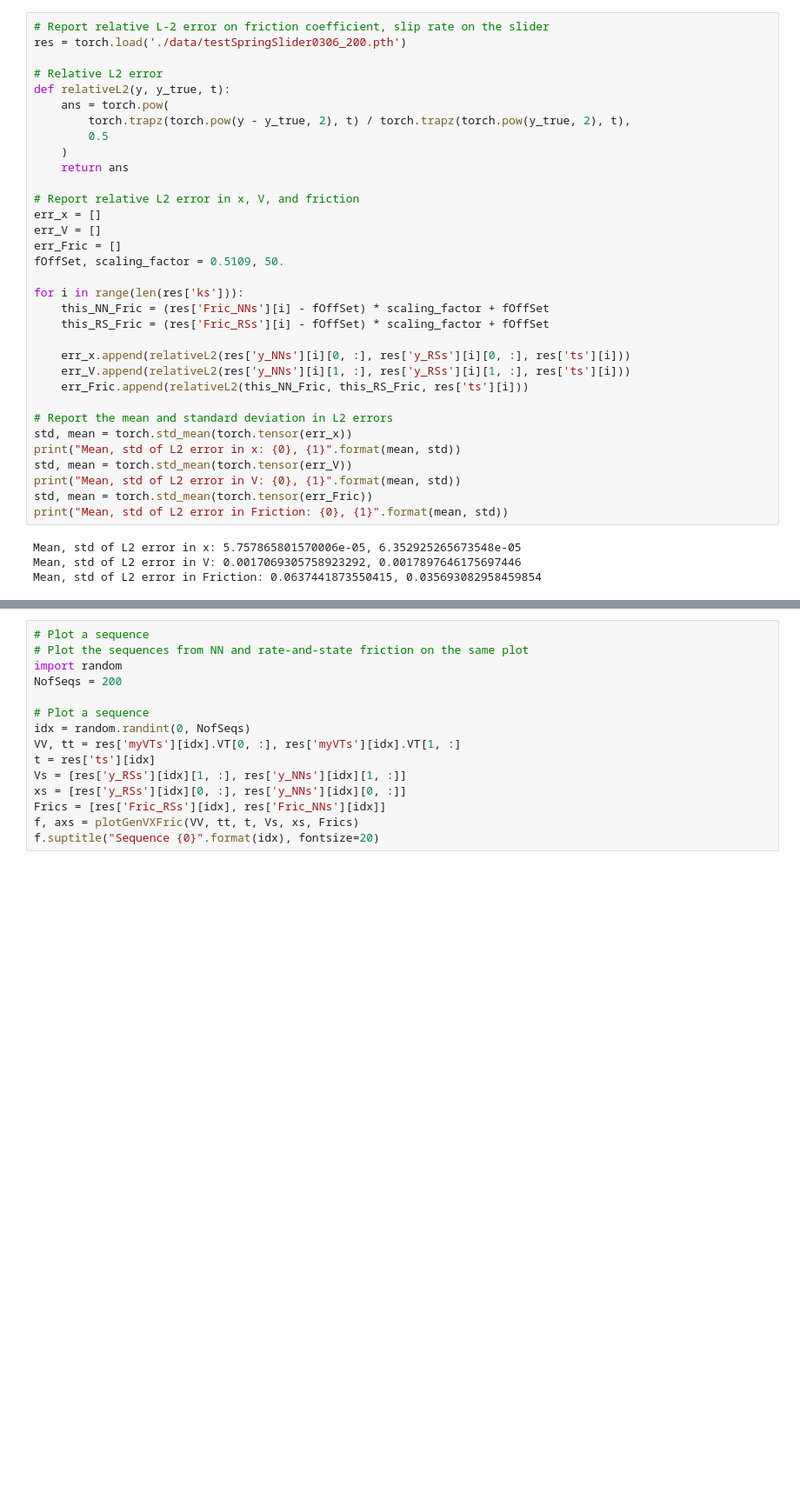
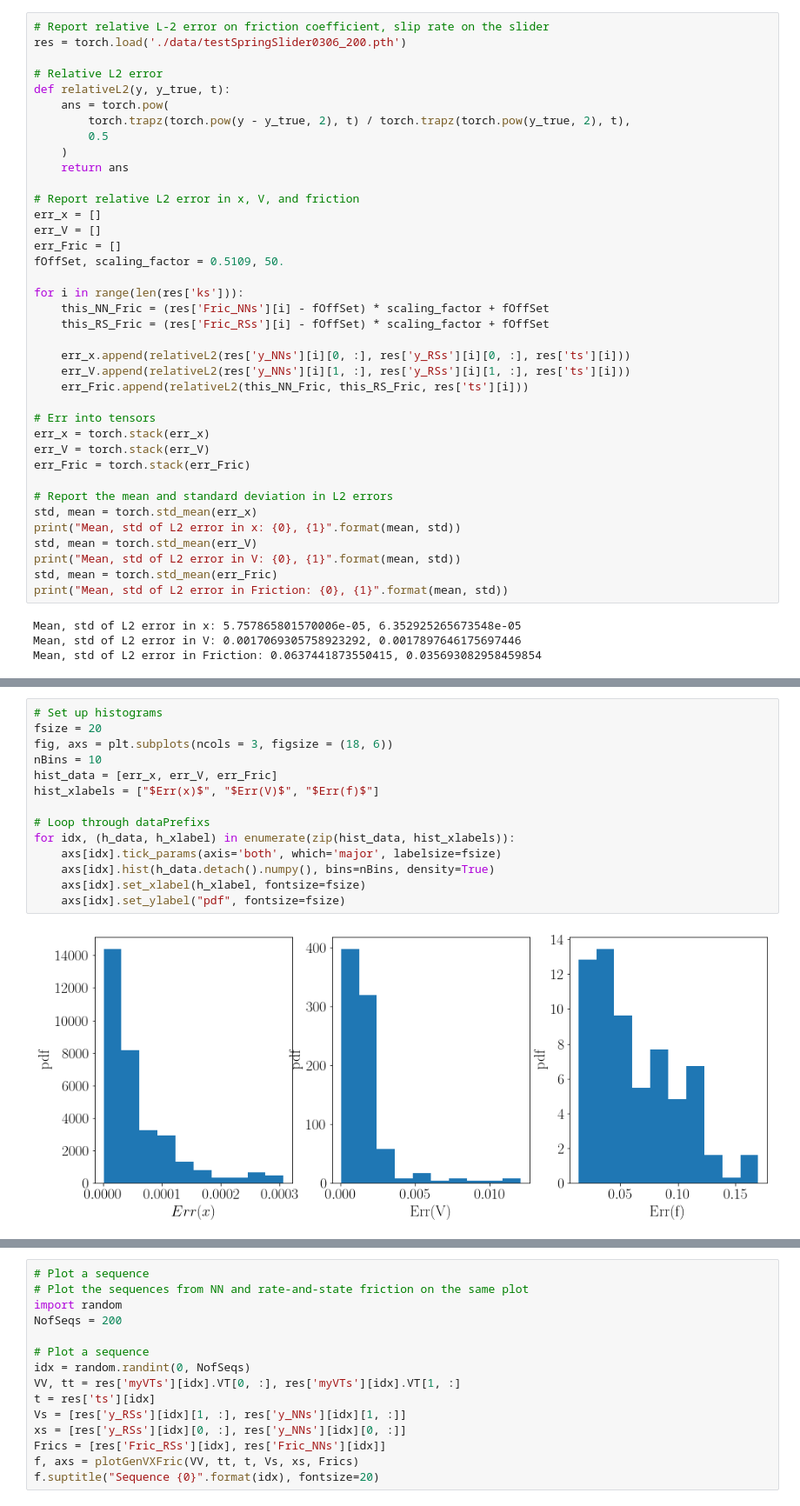
Before and after one commit to Shengduo/RateAndStateWithPotential, a Jupyter notebook: SpringSliderTrial.ipynb, the cells around one changed output, grey strips where cells are left out. Shown at 87% size. Drawn from its saved outputs; the diff is of its cells as text; blank space fills up the shorter version.

```diff
--- a/SpringSliderTrial.ipynb
+++ b/SpringSliderTrial.ipynb
@@ -248,12 +248,17 @@ for i in range(len(res['ks'])):
     err_V.append(relativeL2(res['y_NNs'][i][1, :], res['y_RSs'][i][1, :], res['ts'][i]))
     err_Fric.append(relativeL2(this_NN_Fric, this_RS_Fric, res['ts'][i]))
 
+# Err into tensors
+err_x = torch.stack(err_x)
+err_V = torch.stack(err_V)
+err_Fric = torch.stack(err_Fric)
+
 # Report the mean and standard deviation in L2 errors
-std, mean = torch.std_mean(torch.tensor(err_x))
+std, mean = torch.std_mean(err_x)
 print("Mean, std of L2 error in x: {0}, {1}".format(mean, std))
-std, mean = torch.std_mean(torch.tensor(err_V))
+std, mean = torch.std_mean(err_V)
 print("Mean, std of L2 error in V: {0}, {1}".format(mean, std))
-std, mean = torch.std_mean(torch.tensor(err_Fric))
+std, mean = torch.std_mean(err_Fric)
 print("Mean, std of L2 error in Friction: {0}, {1}".format(mean, std))
 # %% [output]
 Mean, std of L2 error in x: 5.757865801570006e-05, 6.352925265673548e-05
@@ -261,0 +269,16 @@ Mean, std of L2 error in Friction: 0.0637441873550415, 0.035693082958459854
+# %%
+# Set up histograms
+fsize = 20
+fig, axs = plt.subplots(ncols = 3, figsize = (18, 6))
+nBins = 10
+hist_data = [err_x, err_V, err_Fric]
+hist_xlabels = ["$Err(x)$", "$Err(V)$", "$Err(f)$"]
+
+# Loop through dataPrefixs
+for idx, (h_data, h_xlabel) in enumerate(zip(hist_data, hist_xlabels)):
+    axs[idx].tick_params(axis='both', which='major', labelsize=fsize)
+    axs[idx].hist(h_data.detach().numpy(), bins=nBins, density=True)
+    axs[idx].set_xlabel(h_xlabel, fontsize=fsize)
+    axs[idx].set_ylabel("pdf", fontsize=fsize)
+# %% [output]
+[figure, added]
```
Also changed, not shown: parts of 2 cells of this notebook, 2 other files.
